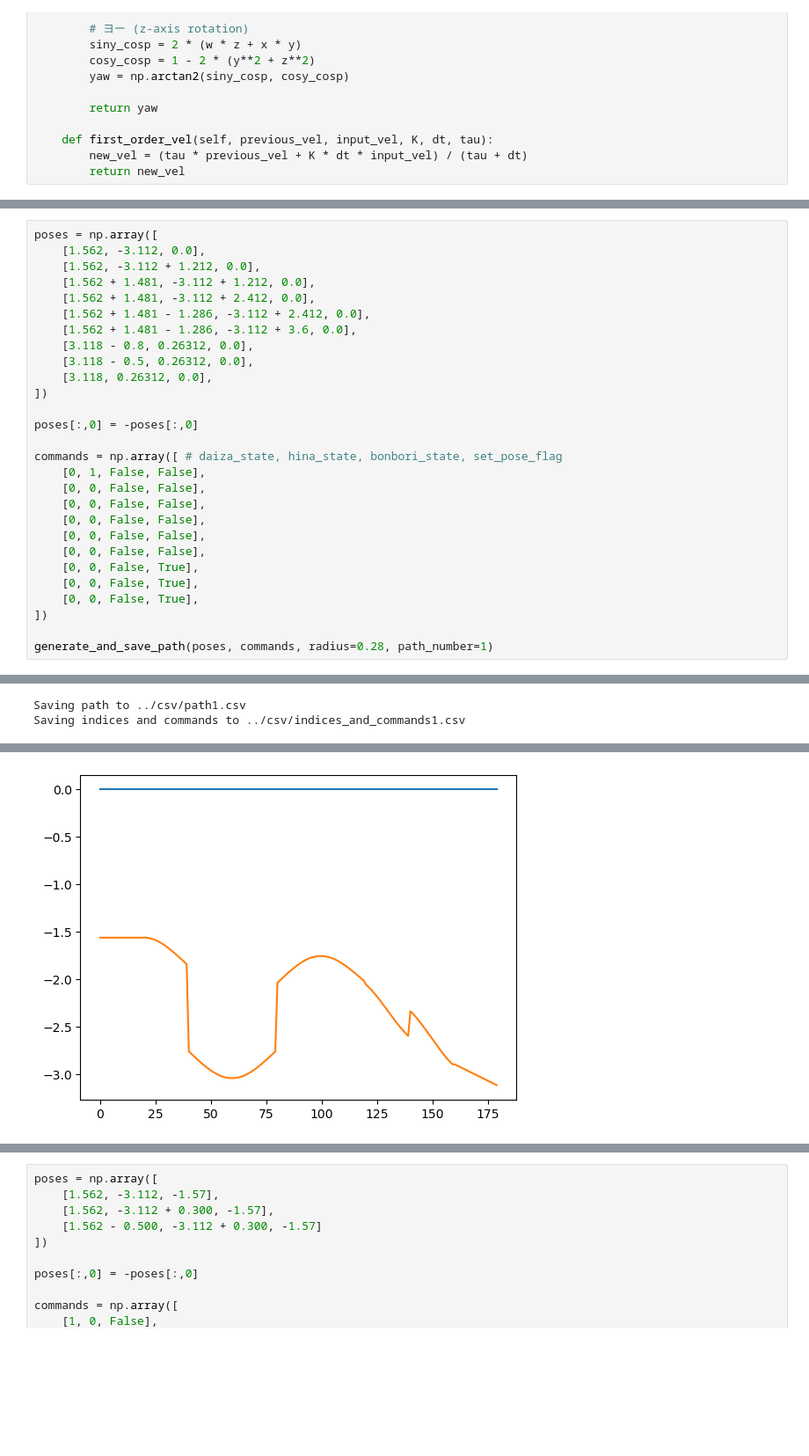
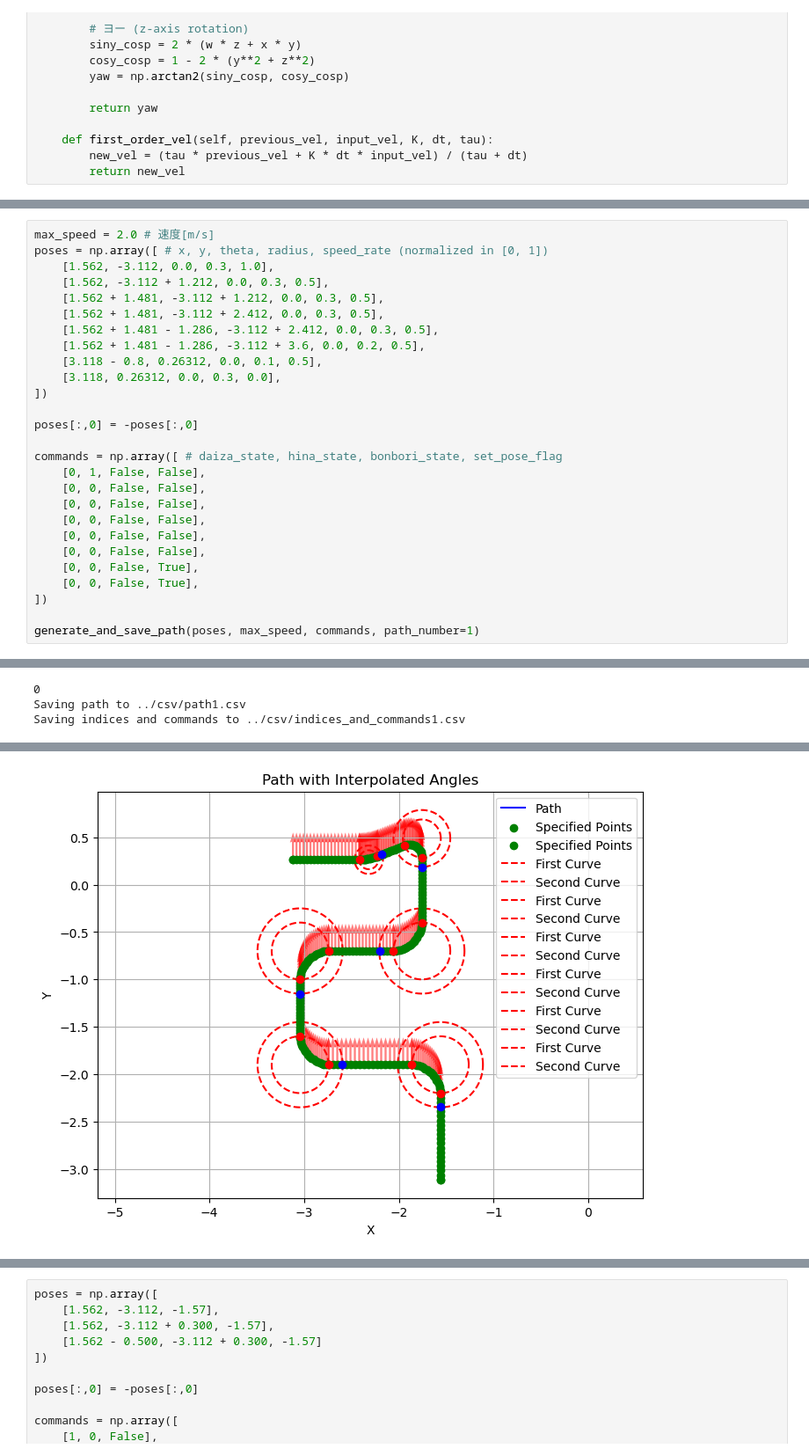
Before and after one commit to NeyagawaRobocons/chassis_haru_robo2024, a Jupyter notebook: pure_pursuit/pure_pursuit/pure_pursuit_test.ipynb, the cells around one changed output, grey strips where cells are left out. Shown: that part at 88% size. Drawn from its saved outputs; the diff is of its cells as text; blank space fills up the shorter version.

Commit message:
update path generation: change speed on corner

```diff
--- a/pure_pursuit/pure_pursuit/pure_pursuit_test.ipynb
+++ b/pure_pursuit/pure_pursuit/pure_pursuit_test.ipynb
@@ -510,14 +500,14 @@ uint8 feedback
 # %%
-poses = np.array([
-    [1.562, -3.112, 0.0],
-    [1.562, -3.112 + 1.212, 0.0],
-    [1.562 + 1.481, -3.112 + 1.212, 0.0],
-    [1.562 + 1.481, -3.112 + 2.412, 0.0],
-    [1.562 + 1.481 - 1.286, -3.112 + 2.412, 0.0],
-    [1.562 + 1.481 - 1.286, -3.112 + 3.6, 0.0],
-    [3.118 - 0.8, 0.26312, 0.0],
-    [3.118 - 0.5, 0.26312, 0.0],
-    [3.118, 0.26312, 0.0],
+max_speed = 2.0 # 速度[m/s]
+poses = np.array([ # x, y, theta, radius, speed_rate (normalized in [0, 1])
+    [1.562, -3.112, 0.0, 0.3, 1.0],
+    [1.562, -3.112 + 1.212, 0.0, 0.3, 0.5],
+    [1.562 + 1.481, -3.112 + 1.212, 0.0, 0.3, 0.5],
+    [1.562 + 1.481, -3.112 + 2.412, 0.0, 0.3, 0.5],
+    [1.562 + 1.481 - 1.286, -3.112 + 2.412, 0.0, 0.3, 0.5],
+    [1.562 + 1.481 - 1.286, -3.112 + 3.6, 0.0, 0.2, 0.5],
+    [3.118 - 0.8, 0.26312, 0.0, 0.1, 0.5],
+    [3.118, 0.26312, 0.0, 0.3, 0.0],
 ])
 
 poses[:,0] = -poses[:,0]
@@ -531,8 +521,7 @@ commands = np.array([ # daiza_state, hina_state, bonbori_state, set_pose_flag
     [0, 0, False, False],
     [0, 0, False, True],
     [0, 0, False, True],
-    [0, 0, False, True],
 ])
 
-generate_and_save_path(poses, commands, radius=0.28, path_number=1)
+generate_and_save_path(poses, max_speed, commands, path_number=1)
 # %% [output]
@@ -539,2 +529,3 @@ generate_and_save_path(poses, commands, radius=0.28, path_number=1)
+0
 Saving path to ../csv/path1.csv
 Saving indices and commands to ../csv/indices_and_commands1.csv
@@ -542 +532 @@ Saving indices and commands to ../csv/indices_and_commands1.csv
-[figure, old version]
+[figure, new version]
```
Also changed, not shown: parts of 8 cells of this notebook, 2 other files.
